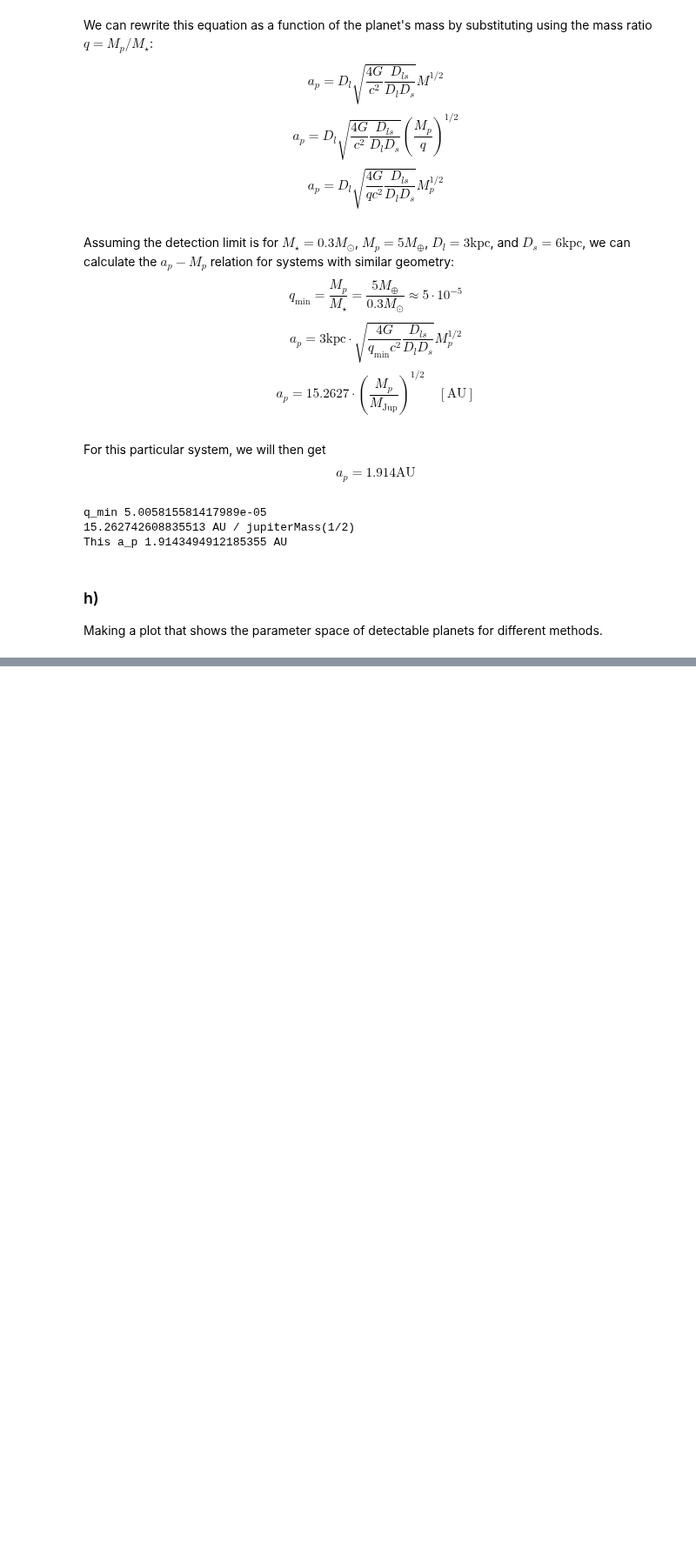
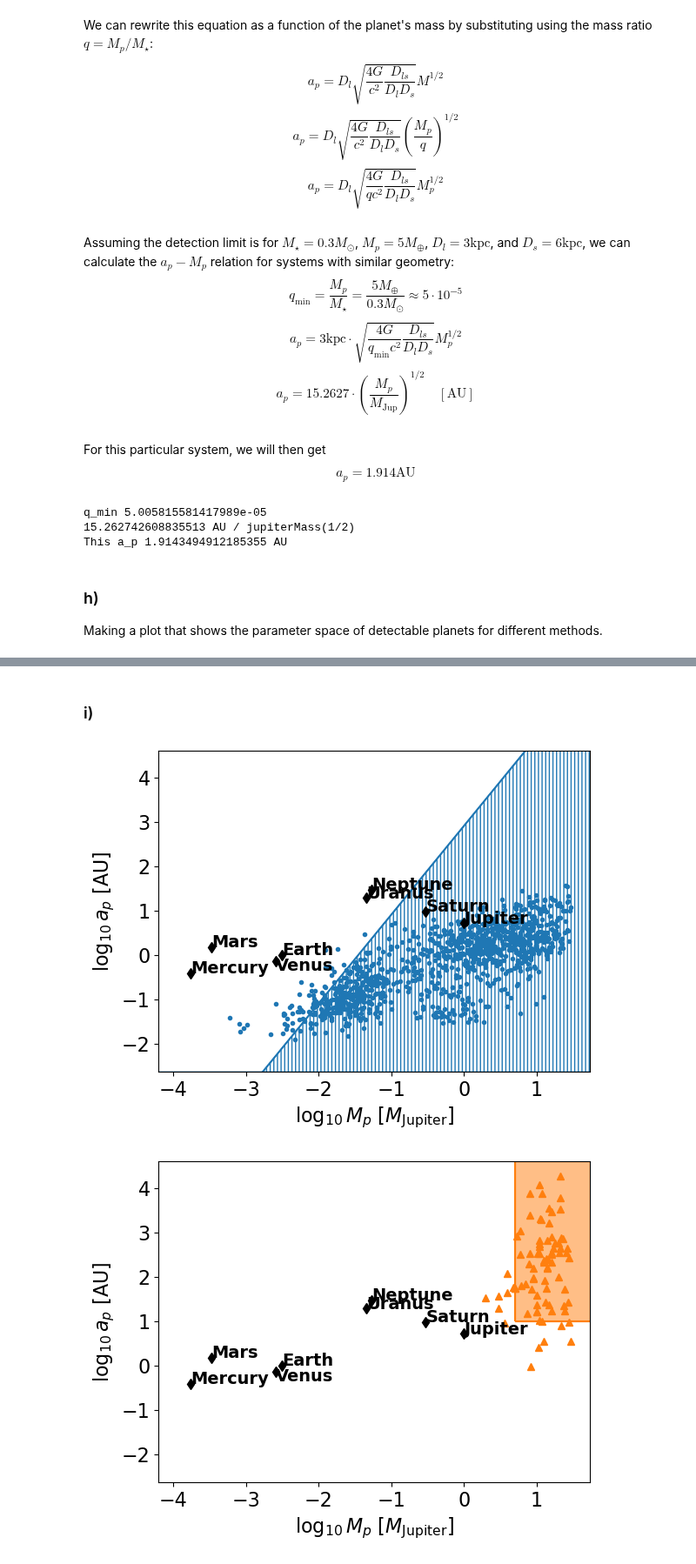
Before and after one commit to oliviergilbertastro/UMich, a Jupyter notebook: ASTRO530/hw6/hw6.ipynb, the cells around one changed output, grey strips where cells are left out. Shown at 87% size. Saved outputs shown, nothing was run; the diff lists cells and outputs as text; code cells hidden in the pictures; blank space fills up the shorter version.

```diff
--- a/ASTRO530/hw6/hw6.ipynb
+++ b/ASTRO530/hw6/hw6.ipynb
@@ -268,0 +270,41 @@ plt.show()
+# %% [markdown]
+### i)
+# %%
+for i,detection_method in enumerate(df["discoverymethod"].unique()):
+    sub_df = df[df["discoverymethod"] == detection_method]
+
+    if detection_method == "Imaging":
+        plt.vlines(np.log10(5), np.log10(10), ylim[1], color=colors[i])
+        plt.hlines(np.log10(10), np.log10(5), xlim[1], color=colors[i])
+        plt.fill_between([np.log10(5), xlim[1]], np.log10(10), ylim[1], color=colors[i], alpha=0.5, label=detection_method)
+    if detection_method =="Astrometry":
+        plt.plot(np.log10(m_p_range), np.log10(astrometry_limit(m_p_range)), marker="None", ls="-", color=colors[i])
+        plt.fill_between(np.log10(m_p_range), np.log10(astrometry_limit(m_p_range)), np.ones_like(m_p_range)*ylim[1], facecolor="None", alpha=1, edgecolor=colors[i], label=detection_method, hatch="////")
+    if detection_method =="Radial Velocity":
+        plt.plot(np.log10(m_p_range), np.log10(RV_limit(m_p_range)), marker="None", ls="-", color=colors[i])
+        plt.fill_between(np.log10(m_p_range), np.ones_like(m_p_range)*ylim[0], np.log10(RV_limit(m_p_range)), facecolor="None", alpha=1, edgecolor=colors[i], label=detection_method, hatch="||||")
+    if detection_method =="Transit":
+        plt.plot(np.log10(m_p_range), np.log10(transit_limit(m_p_range)), marker="None", ls="-", color=colors[i])
+        plt.fill_between(np.log10(m_p_range), np.ones_like(m_p_range)*ylim[0], np.log10(transit_limit(m_p_range)), facecolor="None", alpha=1, edgecolor=colors[i], label=detection_method, hatch="\\\\")
+    if detection_method =="Microlensing":
+        plt.plot(np.log10(m_p_range), np.log10(microlensing_limit(m_p_range)), marker="None", ls="-", color=colors[i])
+        plt.fill_between(np.log10(m_p_range), np.log10(microlensing_limit(m_p_range))-1, np.log10(microlensing_limit(m_p_range))+1, facecolor="None", alpha=1, edgecolor=colors[i], label=detection_method, hatch="xxxx")
+    sub_df = df[df["discoverymethod"] == detection_method]
+    pl_masses = sub_df["pl_bmassj"]
+    pl_semi_major_axis = sub_df["pl_orbsmax"]
+
+    plt.plot(np.log10(pl_masses), np.log10(pl_semi_major_axis), ls="None", marker=symbols[i], color=colors[i], alpha=(1 if detection_method!="Transit" else 0.8), label=detection_method)
+
+    for i, planet in enumerate(planets):
+        plt.plot(np.log10(masses_M_jup[i]), np.log10(a_AU[i]), marker="d", color="black", ls="None", label=(None if i!=0 else "Solar Sys. Planets"))
+        plt.text(np.log10(masses_M_jup[i]), np.log10(a_AU[i])+(0 if planet!="Venus" else -0.2), planet, fontsize=14, fontweight="bold")
+
+    plt.xlim(xlim)
+    plt.ylim(ylim)
+    plt.xlabel(r"$\log_{10}M_p$ [$M_\mathrm{Jupiter}$]")
+    plt.ylabel(r"$\log_{10}a_p$ [AU]")
+    #plt.legend(fontsize=14)
+    plt.show()
+# %% [output]
+[figure, added]
+[figure, added]
```
Also changed, not shown: parts of 4 cells of this notebook.
